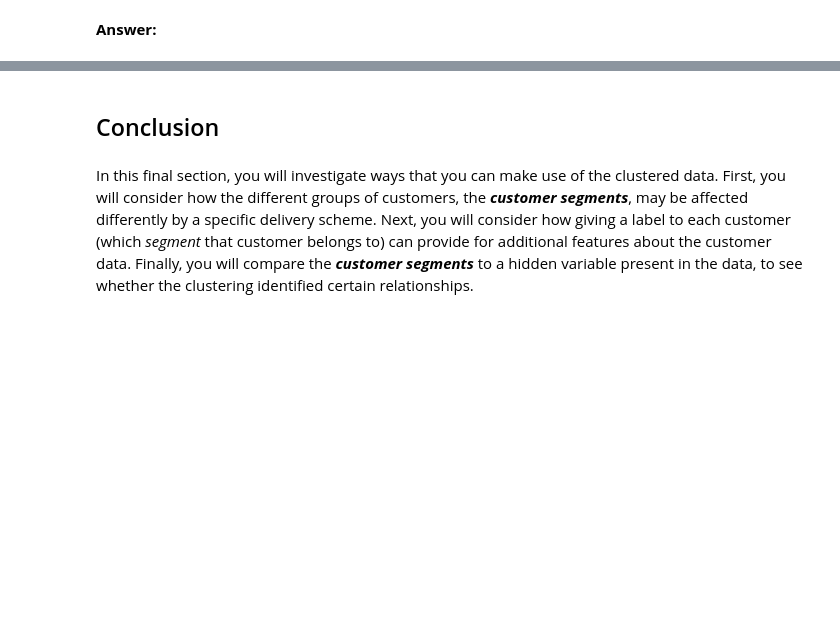
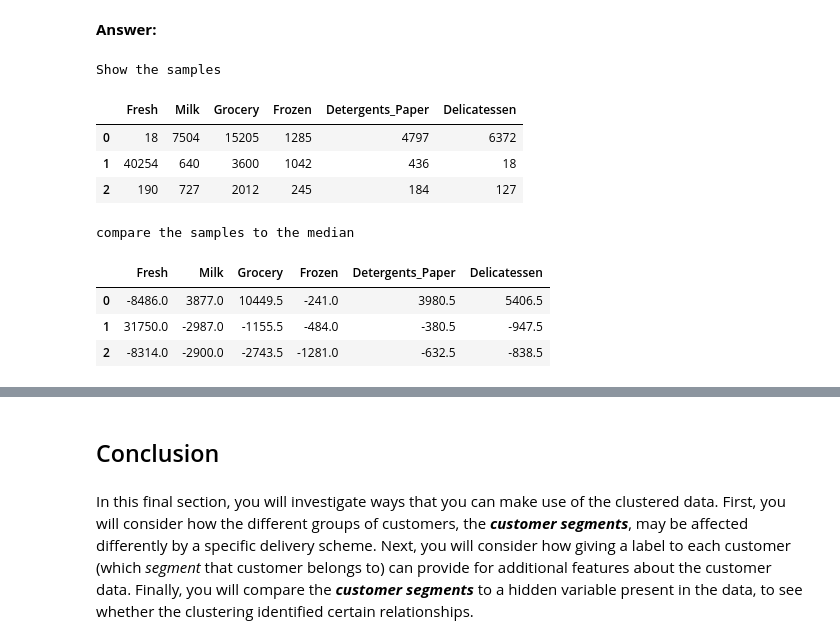
Before and after one commit to cbrands/customer_segments, a Jupyter notebook: customer_segments.ipynb, the cells around one changed output, grey strips where cells are left out. Cells and saved outputs as stored; diff of their text form; code cells hidden in the pictures; blank space fills up the shorter version.

```diff
--- a/customer_segments.ipynb
+++ b/customer_segments.ipynb
@@ -594,2 +650,18 @@ for i, pred in enumerate(sample_preds):
 # %% [markdown]
 **Answer:**
+# %%
+print("Show the samples")
+display(samples)
+print("compare the samples to the median")
+display(samples - data.median())
+# %% [output]
+Show the samples
+|  | Fresh | Milk | Grocery | Frozen | Detergents_Paper | Delicatessen |
+| 0 | 18 | 7504 | 15205 | 1285 | 4797 | 6372 |
+| 1 | 40254 | 640 | 3600 | 1042 | 436 | 18 |
+| 2 | 190 | 727 | 2012 | 245 | 184 | 127 |
+compare the samples to the median
+|  | Fresh | Milk | Grocery | Frozen | Detergents_Paper | Delicatessen |
+| 0 | -8486.0 | 3877.0 | 10449.5 | -241.0 | 3980.5 | 5406.5 |
+| 1 | 31750.0 | -2987.0 | -1155.5 | -484.0 | -380.5 | -947.5 |
+| 2 | -8314.0 | -2900.0 | -2743.5 | -1281.0 | -632.5 | -838.5 |
```
Also changed, not shown: parts of 9 cells of this notebook.
